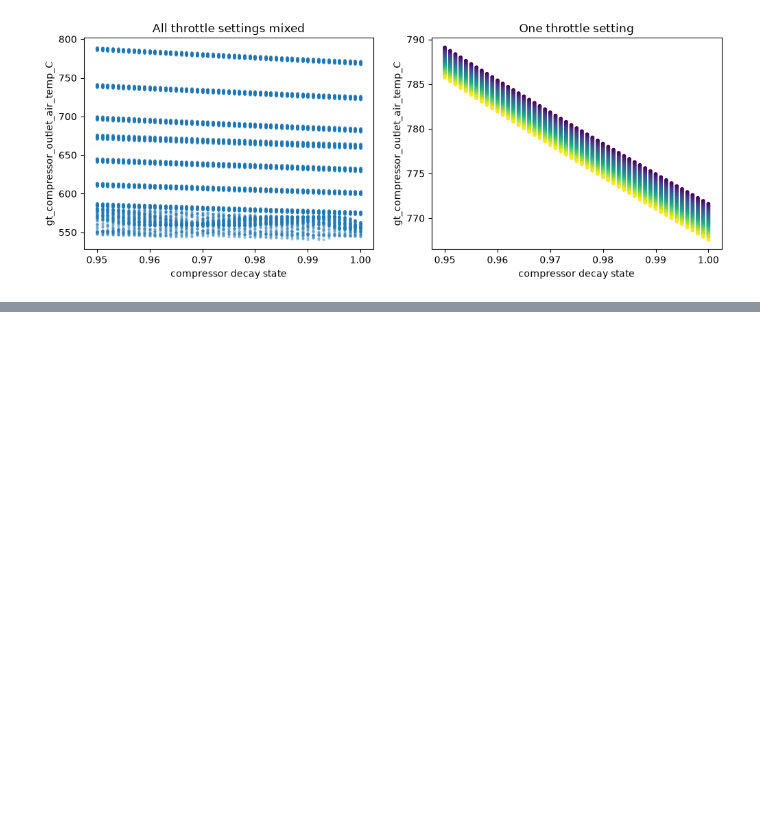
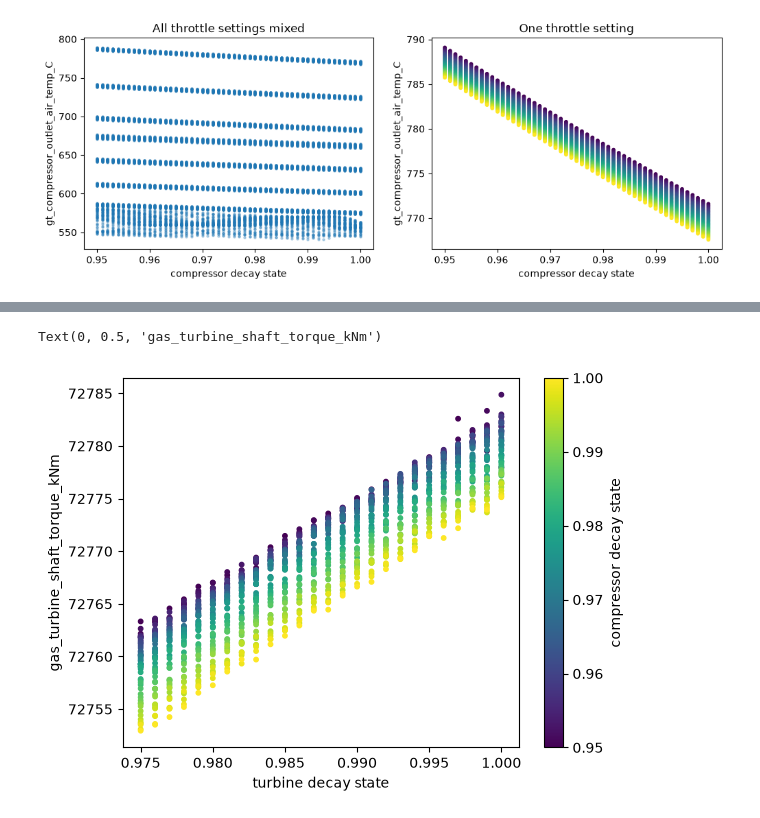
Before and after one commit to marcomanzanilla/Naval-Propulsion-Pipeline, a Jupyter notebook: notebooks/01_explore.ipynb, the cells around one changed output, grey strips where cells are left out. Saved outputs shown, nothing was run; the diff lists cells and outputs as text; code cells hidden in the pictures; blank space fills up the shorter version.

```diff
--- a/notebooks/01_explore.ipynb
+++ b/notebooks/01_explore.ipynb
@@ -148,0 +198,9 @@ gt_compressor_outlet_air_temp_C
+# %%
+plt.scatter(sub["gt_turbine_decay_state"], sub["gas_turbine_shaft_torque_kNm"],
+            c=sub["gt_compressor_decay_state"], s=10)
+plt.colorbar(label="compressor decay state")
+plt.xlabel("turbine decay state")
+plt.ylabel("gas_turbine_shaft_torque_kNm")
+# %% [output]
+Text(0, 0.5, 'gas_turbine_shaft_torque_kNm')
+[figure, added]
```
Also changed, not shown: parts of 15 cells of this notebook, 4 other files.
